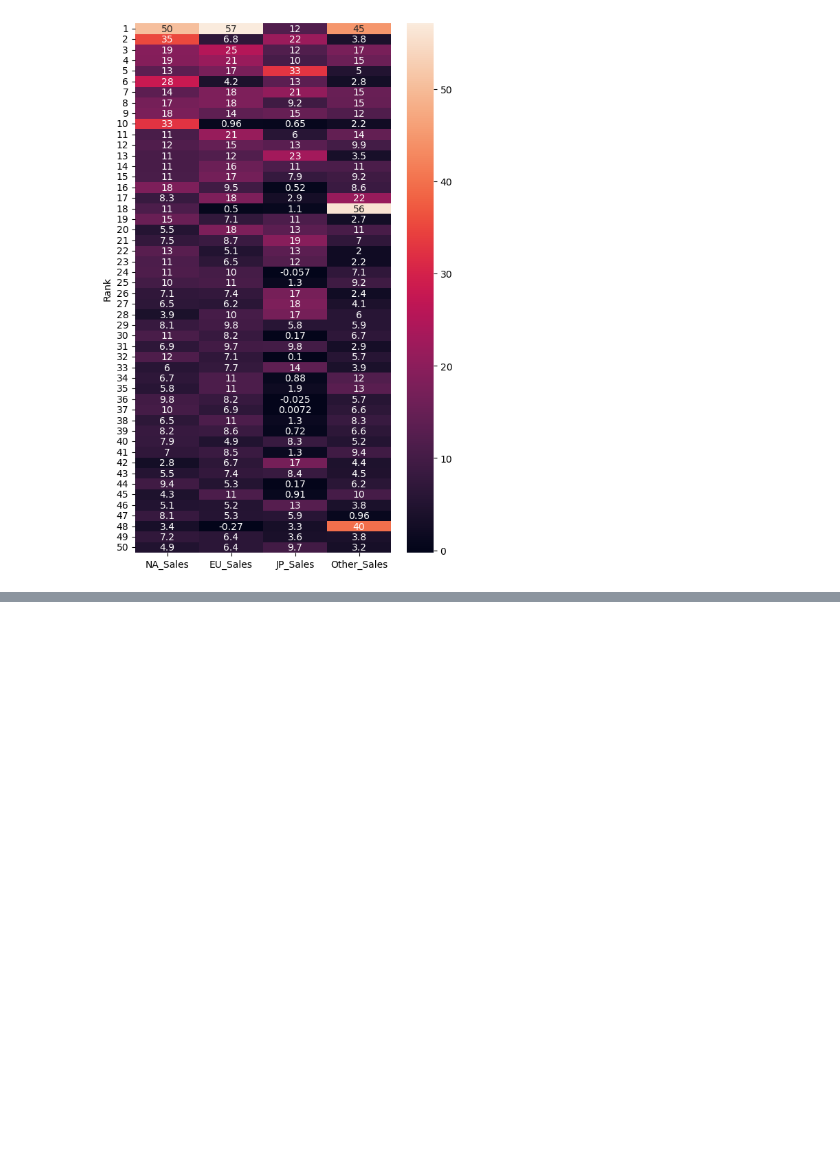
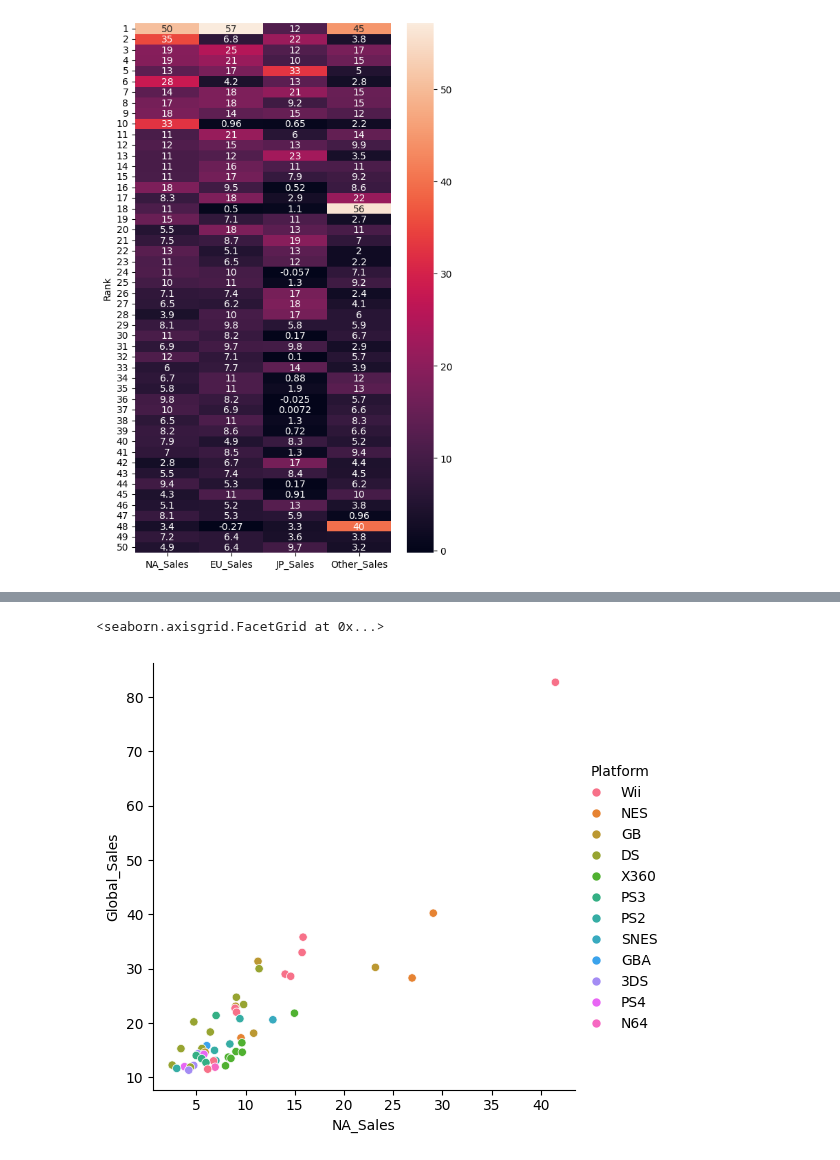
Before and after one commit to KlymentievMaksym/AD-labs, a Jupyter notebook: Coursework/Coursework.ipynb, the cells around one changed output, grey strips where cells are left out. Cells and saved outputs as stored; diff of their text form; code cells hidden in the pictures; blank space fills up the shorter version.

```diff
--- a/Coursework/Coursework.ipynb
+++ b/Coursework/Coursework.ipynb
@@ -402,0 +404,4 @@ g.add_legend()
+# %%
+df.head()
+df_for_corr = df#[['Platform', 'Global_Sales','Year']]#, 'NA_Sales','EU_Sales','JP_Sales','Other_Sales']]
+# df_for_corr = df_for_corr.drop(index=1)
@@ -402,0 +428,7 @@ g.add_legend()
+# %%
+# sns.relplot(df_num_all, x='Year', y='Global_Sales',hue=['NA_Sales','EU_Sales','JP_Sales','Other_Sales'])
+sns.relplot(df_for_corr.head(50), x='NA_Sales', y='Global_Sales', hue='Platform')
+# sns.relplot(data)
+# %% [output]
+<seaborn.axisgrid.FacetGrid at 0x...>
+[figure, added]
```
Also changed, not shown: parts of 12 cells of this notebook.
